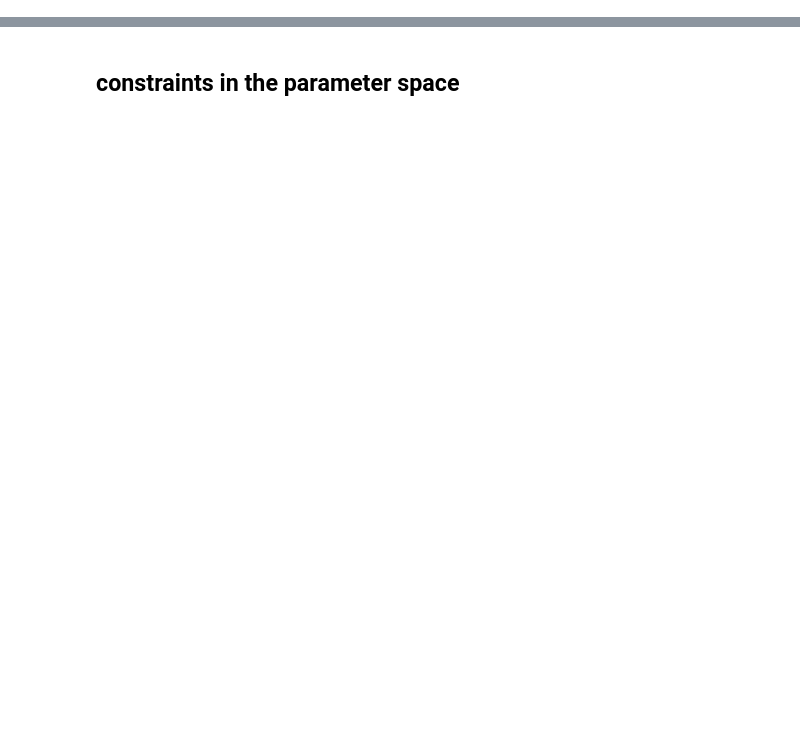
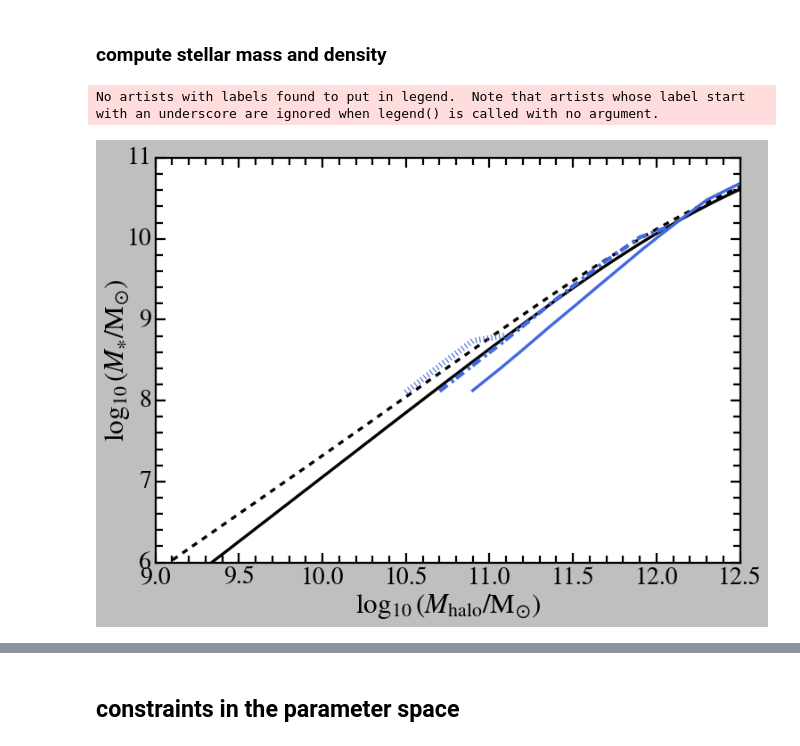
Before and after one commit to XuejianShen/highz-empirical-variability, a Jupyter notebook: model_uvlf.ipynb, the cells around one changed output, grey strips where cells are left out. Saved outputs shown, nothing was run; the diff lists cells and outputs as text; code cells hidden in the pictures; blank space fills up the shorter version.

```diff
--- a/model_uvlf.ipynb
+++ b/model_uvlf.ipynb
@@ -1017,0 +243,2 @@ plt.savefig(f"figures/rhouv_redshift.pdf")
+# %% [markdown]
+### compute stellar mass and density
@@ -1017,0 +277,33 @@ plt.savefig(f"figures/rhouv_redshift.pdf")
+# %%
+fig = plt.figure(figsize=(10,7))
+ax = fig.add_axes([0.11, 0.12, 0.82, 0.81])
+
+fmhalo_to_mstar, fmhalo_to_mstarmean, (mhalo_grid, mstar, mstar_mean) = prepare_mstar_mhalo_relation(parameters_std, delta_sigma=0.0, fsfe = 1.)
+
+ax.plot(np.log10(mhalo_grid), np.log10(mstar), 'k-', lw=3)
+ax.plot(np.log10(mhalo_grid), np.log10(mstar_mean), 'k--', lw=3)
+
+leg = plt.legend(fontsize=20, loc=2, frameon=False)#, framealpha=1); leg.get_frame().set_linewidth(0)
+
+plt.xlabel(r'$\log_{10}{(M_{\rm halo}/{\rm M}_{\odot})}$', fontsize=28)
+plt.ylabel(r"$\log_{10}{(M_{\ast}/{\rm M}_{\odot})}$", fontsize=28, labelpad=-5)
+# set the tick size of the x-axis and y-axis
+#plt.text(0.84, 0.9, rf"$z={redshift}$", fontsize=25, transform = plt.gca().transAxes)
+
+f = np.genfromtxt("./theory_data/UM19_Mstar_Mhalo.dat", names=True)
+sel = f['z'] == 4
+plt.plot(f['Mhalo'][sel], f['Mstar'][sel], '-', lw=3, color='royalblue', label=r"$\rm Behroozi+19$")
+sel = f['z'] == 7
+plt.plot(f['Mhalo'][sel], f['Mstar'][sel], '-.', dashes=(10,5,3,3), lw=4, color='royalblue')
+sel = f['z'] == 10
+plt.plot(f['Mhalo'][sel], f['Mstar'][sel], ':', lw=6, color='royalblue')
+
+plt.xlim(9, 12.5); plt.ylim(6, 11);
+#plt.yscale('log')
+#plt.yticks([0.01, 0.1, 0.5], [r'$1\%$', r'$10\%$', r'$50\%$'])
+plt.gca().tick_params(labelsize=25, size=10)
+#plt.savefig(f"figures/star_formation_efficiency.pdf")
+plt.show()
+# %% [output]
+No artists with labels found to put in legend.  Note that artists whose label start with an underscore are ignored when legend() is called with no argument.
+[figure, added]
```
Also changed, not shown: parts of 81 cells of this notebook, 49 other files.
